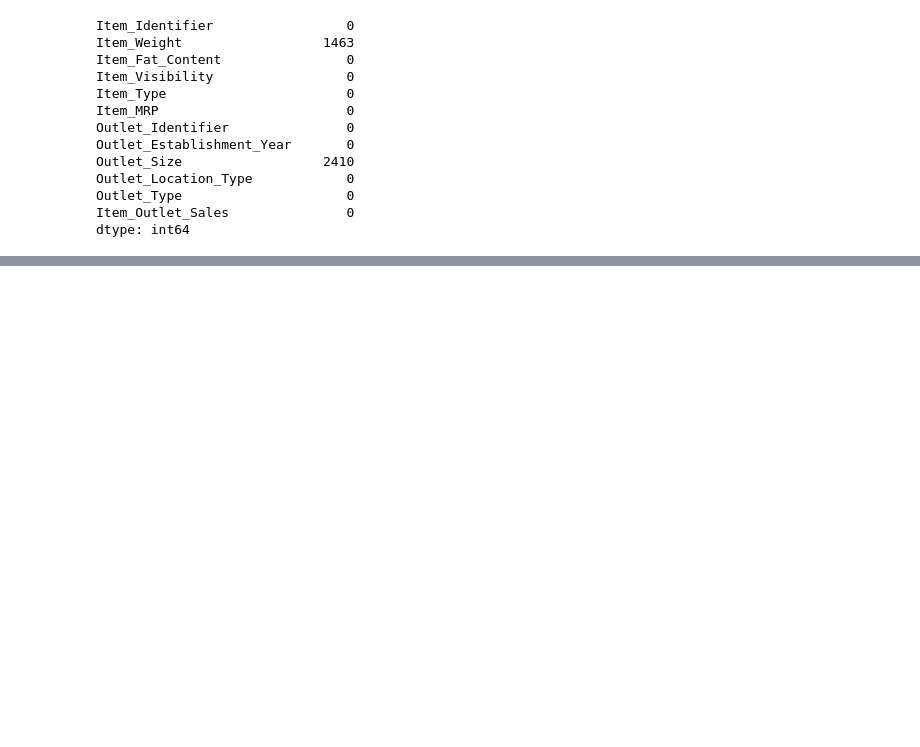
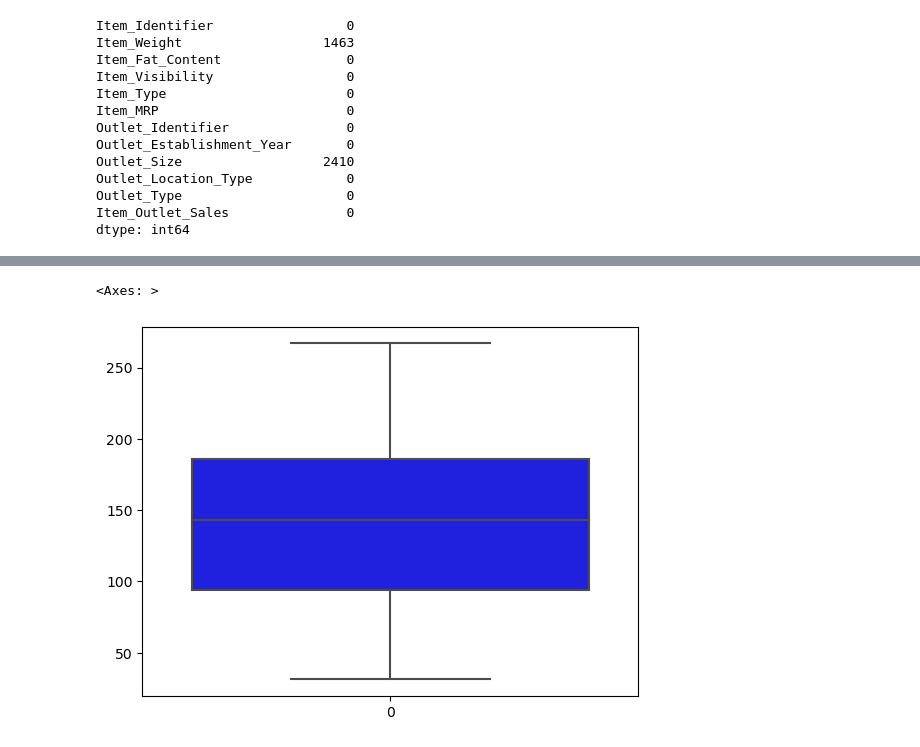
Before and after one commit to Technocolabs100/BigMart-Data-Analysis-and-Prediction, a Jupyter notebook: mini-project.ipynb, the cells around one changed output, grey strips where cells are left out. Cells and saved outputs as stored; diff of their text form; code cells hidden in the pictures; blank space fills up the shorter version.

```diff
--- a/mini-project.ipynb
+++ b/mini-project.ipynb
@@ -185,0 +172,5 @@ Name: Outlet_Size_encoded, Length: 8523, dtype: int8
+# %%
+sns.boxplot(data['Item_MRP'],color='blue')
+# %% [output]
+<Axes: >
+[figure, added]
```
Also changed, not shown: parts of 51 cells of this notebook.
